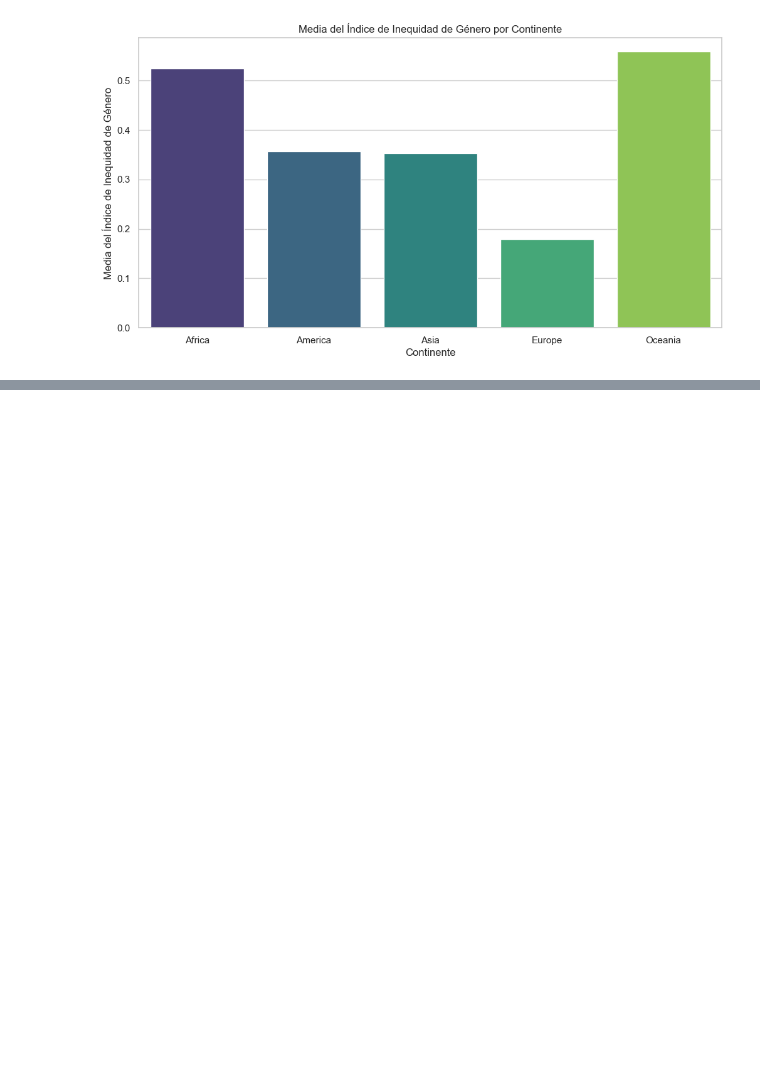
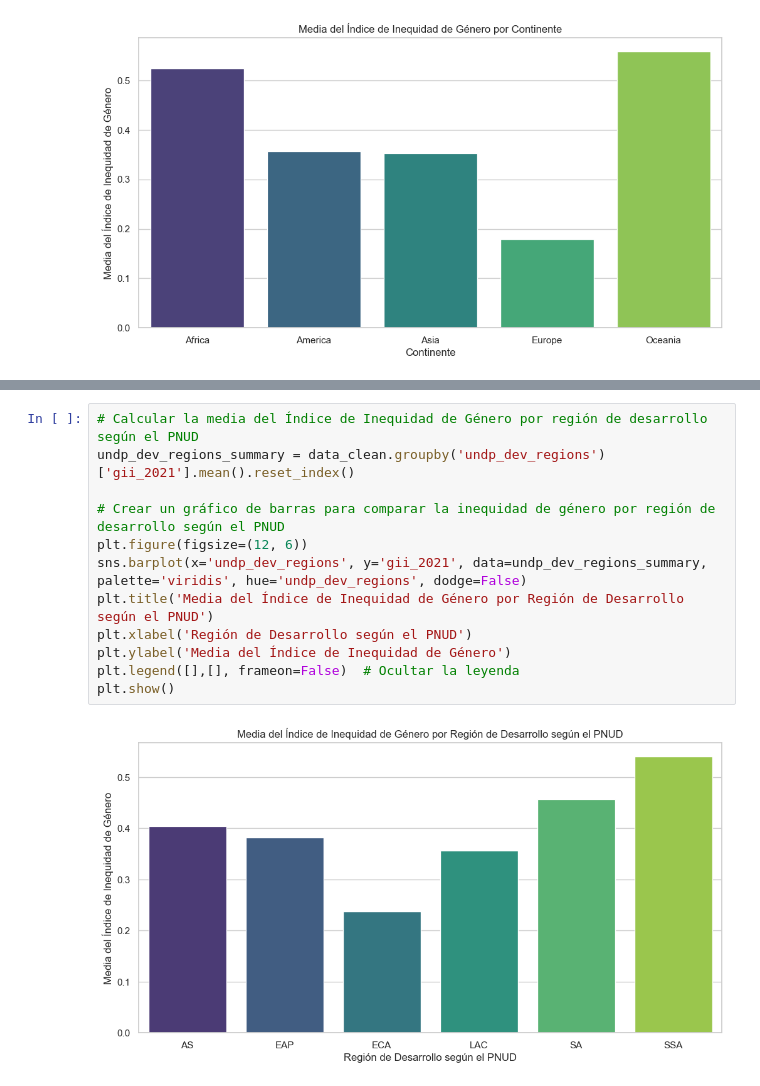
Before and after one commit to ib-frida/Gender_Inequality_Project, a Jupyter notebook: gender-inequality-project.ipynb, the cells around one changed output, grey strips where cells are left out. Cells and saved outputs as stored; diff of their text form; blank space fills up the shorter version.

```diff
--- a/gender-inequality-project.ipynb
+++ b/gender-inequality-project.ipynb
@@ -235,0 +263,14 @@ plt.show()
+# %%
+# Calcular la media del Índice de Inequidad de Género por región de desarrollo según el PNUD
+undp_dev_regions_summary = data_clean.groupby('undp_dev_regions')['gii_2021'].mean().reset_index()
+
+# Crear un gráfico de barras para comparar la inequidad de género por región de desarrollo según el PNUD
+plt.figure(figsize=(12, 6))
+sns.barplot(x='undp_dev_regions', y='gii_2021', data=undp_dev_regions_summary, palette='viridis', hue='undp_dev_regions', dodge=False)
+plt.title('Media del Índice de Inequidad de Género por Región de Desarrollo según el PNUD')
+plt.xlabel('Región de Desarrollo según el PNUD')
+plt.ylabel('Media del Índice de Inequidad de Género')
+plt.legend([],[], frameon=False)  # Ocultar la leyenda
+plt.show()
+# %% [output]
+[figure, added]
```
Also changed, not shown: parts of 4 cells of this notebook.
